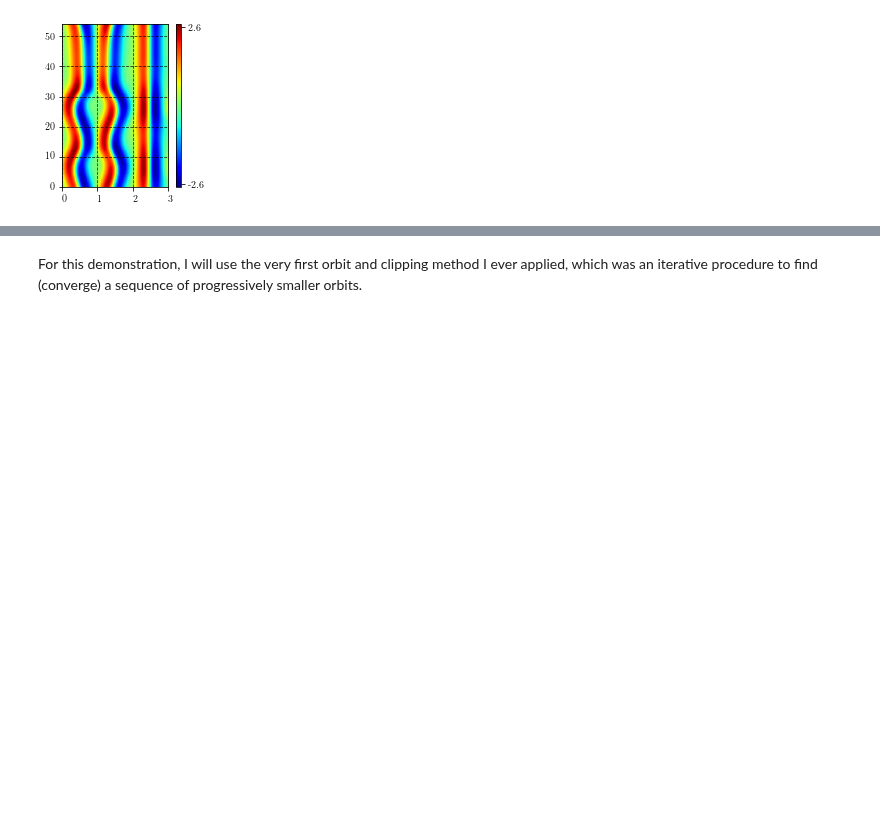
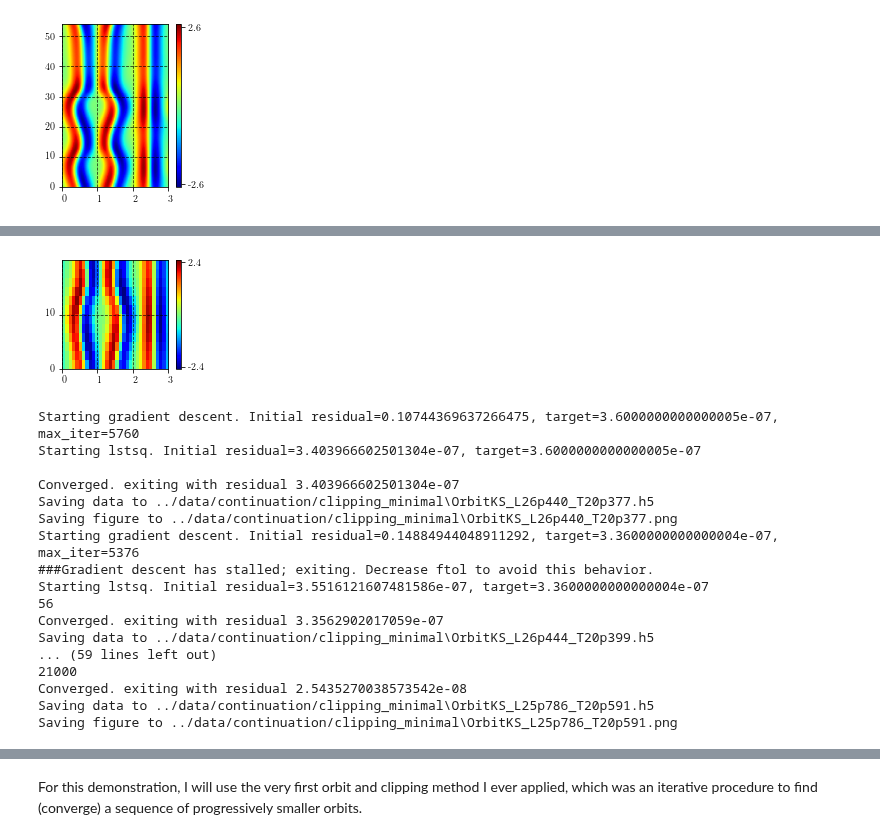
Before and after one commit to chaotic-systems/orbithunter, a Jupyter notebook: notebooks/clipping_demo.ipynb, the cells around one changed output, grey strips where cells are left out. Drawn from its saved outputs; the diff is of its cells as text; code cells hidden in the pictures; blank space fills up the shorter version.

```diff
--- a/notebooks/clipping_demo.ipynb
+++ b/notebooks/clipping_demo.ipynb
@@ -91,0 +59,23 @@ converge_result.n_iter / (t2-t0)
+# %%
+cresult[0].orbit.plot(padding=False)
+
+small_orbit = discretization_continuation(cresult[-1].orbit, (12, 16), verbose=True, save=True, directory='../data/continuation/clipping_minimal')
+# %% [output]
+[figure, added]
+Starting gradient descent. Initial residual=0.10744369637266475, target=3.6000000000000005e-07, max_iter=5760
+Starting lstsq. Initial residual=3.403966602501304e-07, target=3.6000000000000005e-07
+
+Converged. exiting with residual 3.403966602501304e-07
+Saving data to ../data/continuation/clipping_minimal\OrbitKS_L26p440_T20p377.h5
+Saving figure to ../data/continuation/clipping_minimal\OrbitKS_L26p440_T20p377.png
+Starting gradient descent. Initial residual=0.14884944048911292, target=3.3600000000000004e-07, max_iter=5376
+###Gradient descent has stalled; exiting. Decrease ftol to avoid this behavior.
+Starting lstsq. Initial residual=3.5516121607481586e-07, target=3.3600000000000004e-07
+56
+Converged. exiting with residual 3.3562902017059e-07
+Saving data to ../data/continuation/clipping_minimal\OrbitKS_L26p444_T20p399.h5
+... (59 lines left out)
+21000
+Converged. exiting with residual 2.5435270038573542e-08
+Saving data to ../data/continuation/clipping_minimal\OrbitKS_L25p786_T20p591.h5
+Saving figure to ../data/continuation/clipping_minimal\OrbitKS_L25p786_T20p591.png
```
Also changed, not shown: parts of 46 cells of this notebook, 34 other files.
